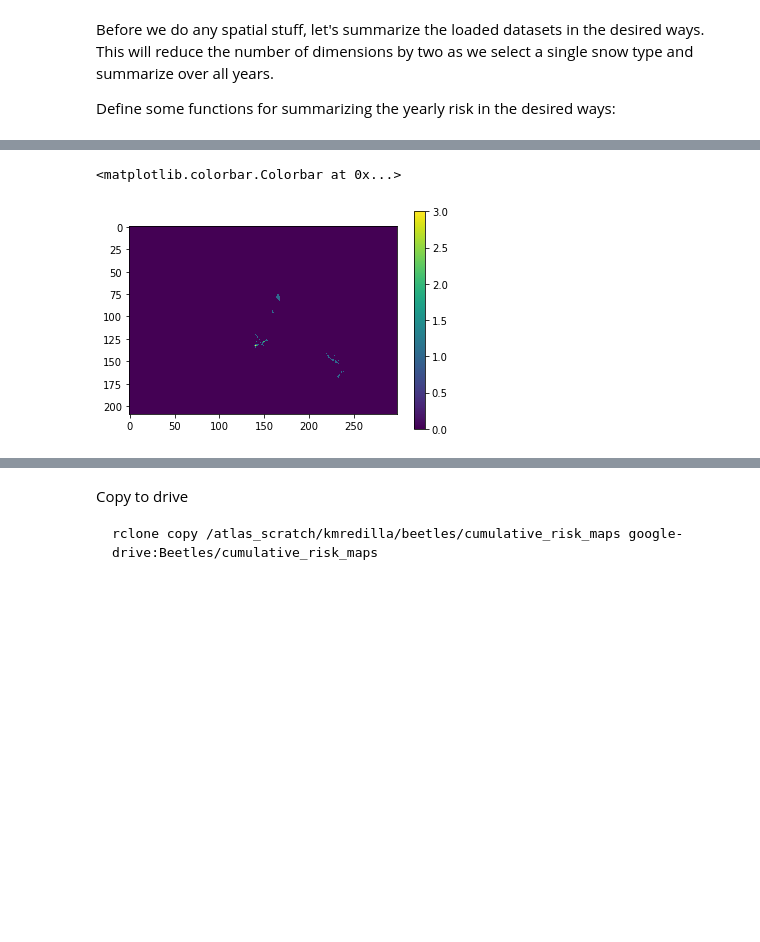
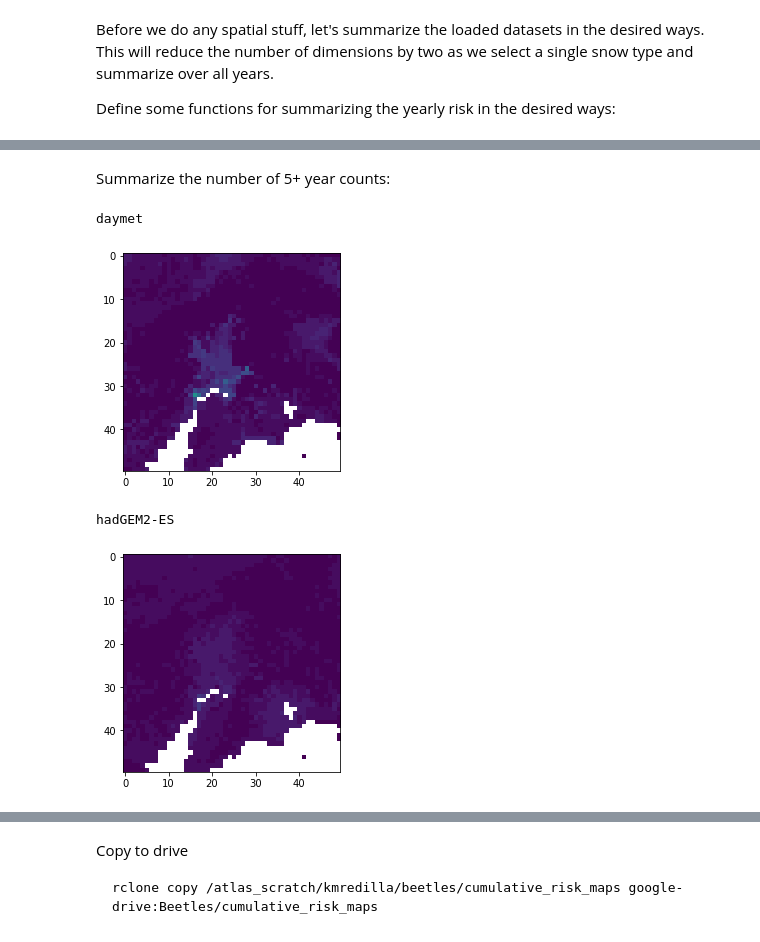
Before and after one commit to ua-snap/spruce-beetle-risk, a Jupyter notebook: eda.ipynb, the cells around one changed output, grey strips where cells are left out. Drawn from its saved outputs; the diff is of its cells as text; code cells hidden in the pictures; blank space fills up the shorter version.

Commit message:
progress on sequential risk maps with forest mask

```diff
--- a/eda.ipynb
+++ b/eda.ipynb
@@ -58,3 +58,8 @@ def count_risk(arr, thr=0.16, method="max"):
         count = k
 
     return count
+
+
+def mask_nodata(arr, nan_mask):
+    arr[nan_mask] = np.nan
+    return arr
@@ -63,16 +70,19 @@ def count_risk(arr, thr=0.16, method="max"):
 results_di = {"max_count": {}, "over_five": {}}
 
 for ds, model in zip([daymet_ds, had_ds], ["daymet", "hadGEM2-ES"]):
-    results_di["max_count"][model] = np.apply_along_axis(count_risk, 0, ds["risk"].sel(snow="med").values)
+    if model == "daymet":
+        year_sl = slice(1988, 2017)
+    else:
+        year_sl = slice(2070, 2099)
+    results_di["max_count"][model] = mask_nodata(
+        np.apply_along_axis(count_risk, 0, ds["risk"].sel(snow="med", year=year_sl).values).astype(float),
+        nan_mask
+    )
+# %% [markdown]
+Summarize the number of 5+ year counts:
 # %%
 for ds, model in zip([daymet_ds, had_ds], ["daymet", "hadGEM2-ES"]):
-    results_di["over_five"][model] = np.apply_along_axis(count_risk, 0, ds["risk"].sel(snow="med").values, method="five", thr=0.16)
+    results_di["over_five"][model] = mask_nodata(
+        np.apply_along_axis(count_risk, 0, ds["risk"].sel(snow="med").values, method="five", thr=0.16).astype(float),
+        nan_mask
+    )
-# %%
-import matplotlib.pyplot as plt
-
-
-plt.imshow(results_di["over_five"]["daymet"], interpolation="none")
-plt.colorbar()
-# %% [output]
-<matplotlib.colorbar.Colorbar at 0x...>
-[figure, removed]
@@ -81,0 +89,11 @@ forest_fp = "/workspace/Shared/Tech_Projects/beetles/project_data/ak_forest_mask
+# %%
+for model in results_di["max_count"]:
+    arr = results_di["max_count"][model]
+    print(model)
+    plt.imshow(arr[100:150, 125:175], interpolation="none", vmin=0, vmax=30)
+    plt.show()
+# %% [output]
+daymet
+[figure, added]
+hadGEM2-ES
+[figure, added]
```
Also changed, not shown: parts of 35 cells of this notebook.
